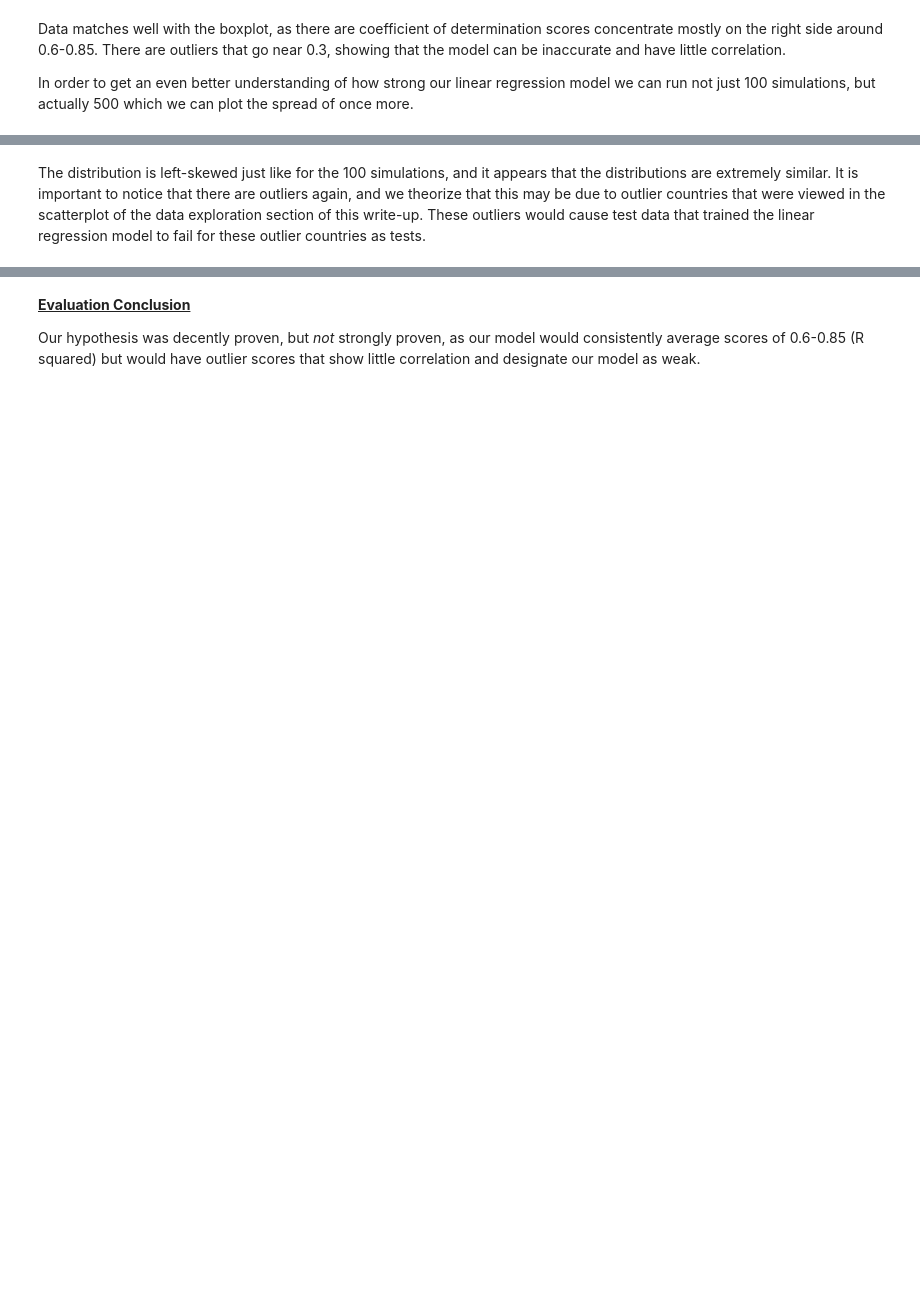
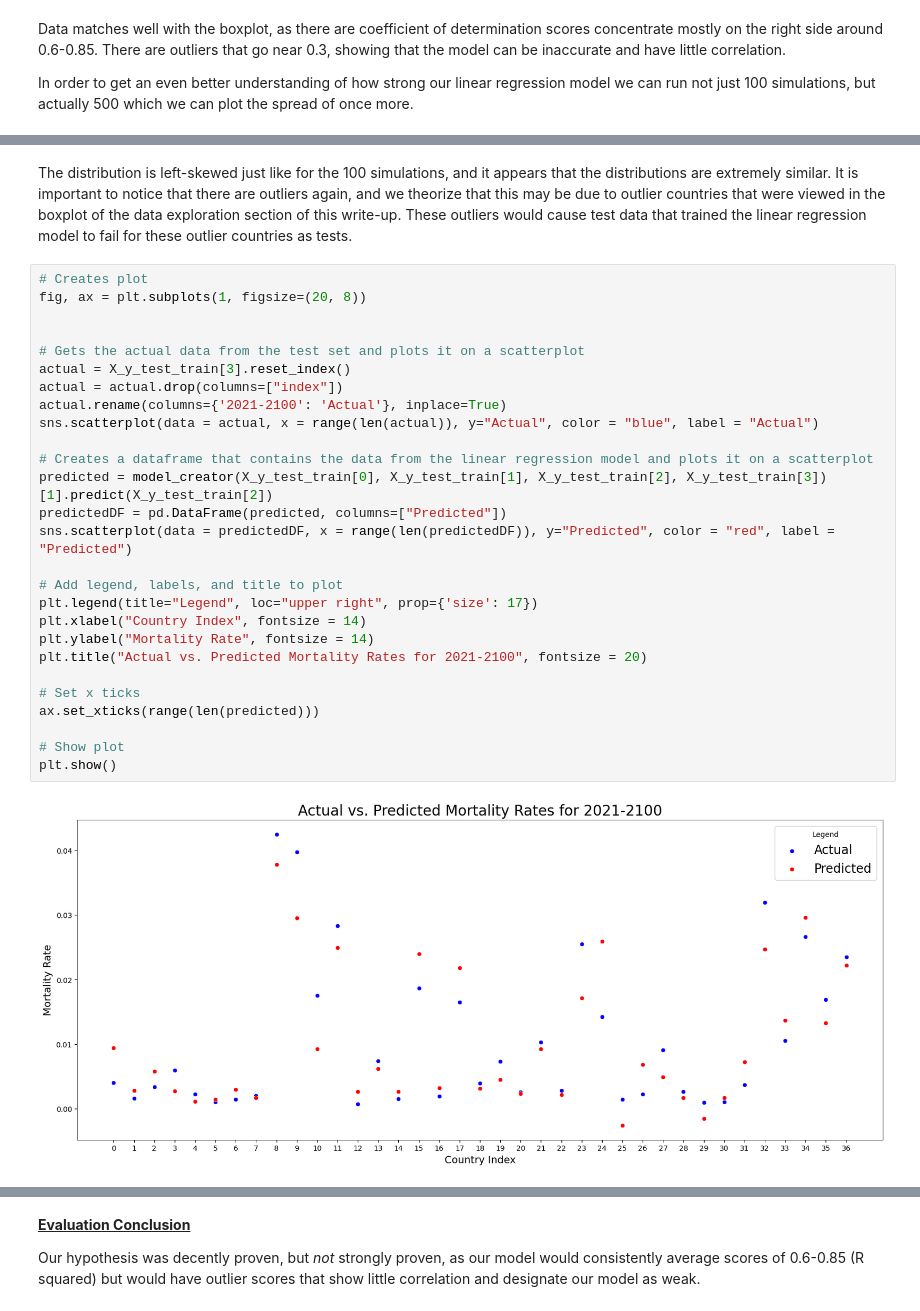
Before and after one commit to dshallal/data110final, a Jupyter notebook: WriteUp.ipynb, the cells around one changed output, grey strips where cells are left out. Drawn from its saved outputs; the diff is of its cells as text; blank space fills up the shorter version.

Commit message:
Add files via upload
Updated writeup

```diff
--- a/WriteUp.ipynb
+++ b/WriteUp.ipynb
@@ -245,2 +245,31 @@ plt.xticks(ticks=[0, 0.1, 0.2, 0.3, 0.4, 0.5, 0.6, 0.7, 0.8])
 # %% [markdown]
-The distribution is left-skewed just like for the 100 simulations, and it appears that the distributions are extremely similar. It is important to notice that there are outliers again, and we theorize that this may be due to outlier countries that were viewed in the scatterplot of the data exploration section of this write-up. These outliers would cause test data that trained the linear regression model to fail for these outlier countries as tests.
+The distribution is left-skewed just like for the 100 simulations, and it appears that the distributions are extremely similar. It is important to notice that there are outliers again, and we theorize that this may be due to outlier countries that were viewed in the boxplot of the data exploration section of this write-up. These outliers would cause test data that trained the linear regression model to fail for these outlier countries as tests.
+# %%
+# Creates plot
+fig, ax = plt.subplots(1, figsize=(20, 8))
+
+
+# Gets the actual data from the test set and plots it on a scatterplot
+actual = X_y_test_train[3].reset_index()
+actual = actual.drop(columns=["index"])
+actual.rename(columns={'2021-2100': 'Actual'}, inplace=True)
+sns.scatterplot(data = actual, x = range(len(actual)), y="Actual", color = "blue", label = "Actual")
+
+# Creates a dataframe that contains the data from the linear regression model and plots it on a scatterplot
+predicted = model_creator(X_y_test_train[0], X_y_test_train[1], X_y_test_train[2], X_y_test_train[3])[1].predict(X_y_test_train[2])
+predictedDF = pd.DataFrame(predicted, columns=["Predicted"])
+sns.scatterplot(data = predictedDF, x = range(len(predictedDF)), y="Predicted", color = "red", label = "Predicted")
+
+# Add legend, labels, and title to plot
+plt.legend(title="Legend", loc="upper right", prop={'size': 17})
+plt.xlabel("Country Index", fontsize = 14)
+plt.ylabel("Mortality Rate", fontsize = 14)
+plt.title("Actual vs. Predicted Mortality Rates for 2021-2100", fontsize = 20)
+
+# Set x ticks
+ax.set_xticks(range(len(predicted)))
+
+# Show plot
+plt.show()
+# %% [output]
+[figure, added]
```
Also changed, not shown: parts of 15 cells of this notebook.
